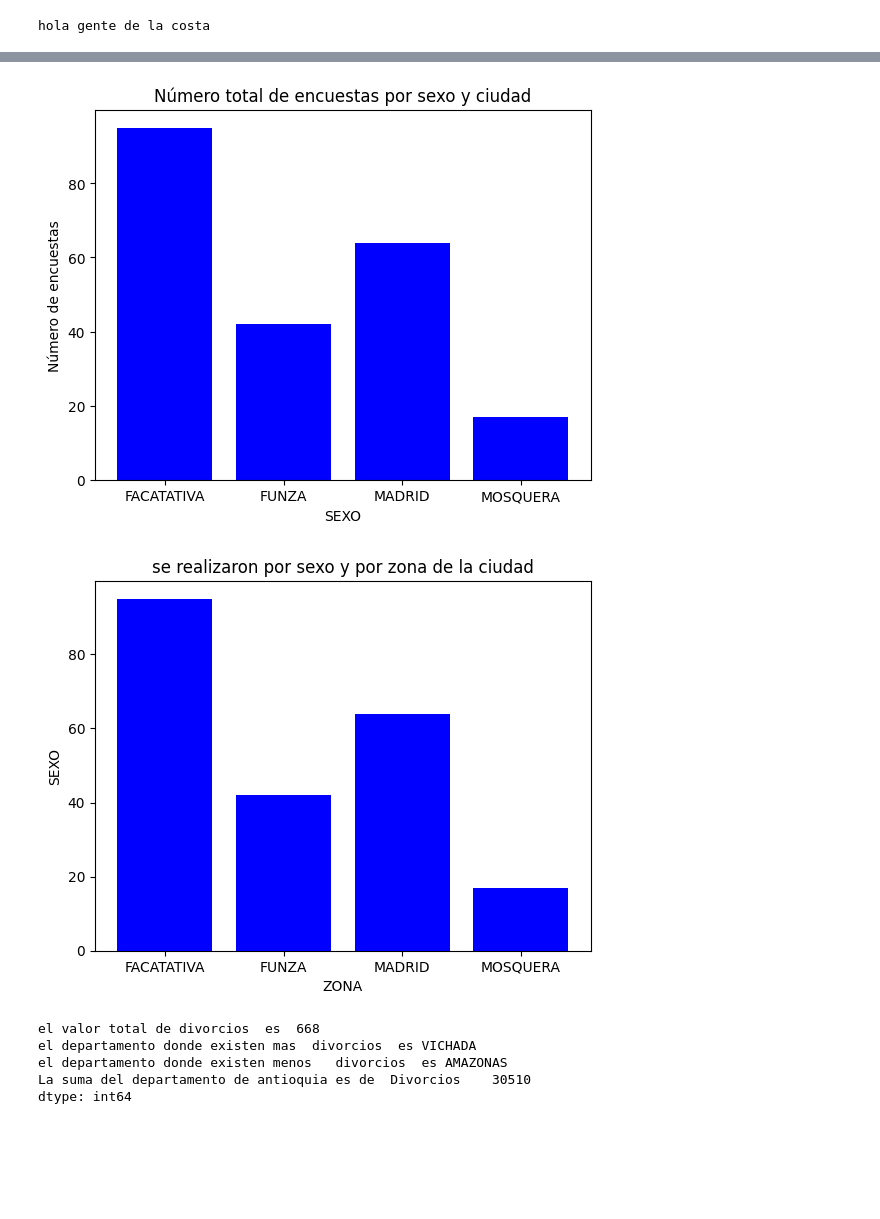
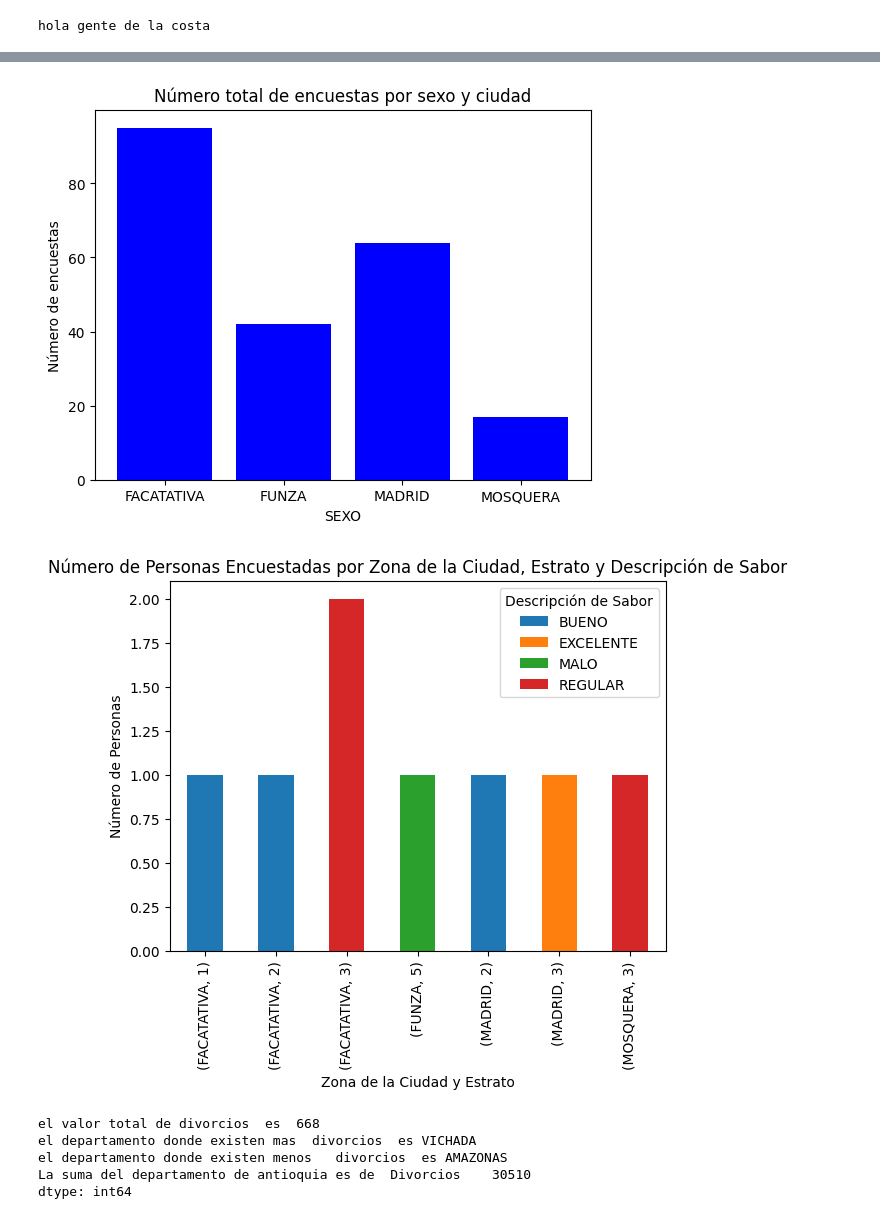
Before and after one commit to BlEIDIS/PORTAFOLIO, a Jupyter notebook: Análisis_de_datos_ficha_2524603.ipynb, the cells around one changed output, grey strips where cells are left out. Drawn from its saved outputs; the diff is of its cells as text; code cells hidden in the pictures; blank space fills up the shorter version.

```diff
--- a/Análisis_de_datos_ficha_2524603.ipynb
+++ b/Análisis_de_datos_ficha_2524603.ipynb
@@ -86,40 +86,56 @@ plt.bar(x, y, color='blue')
 
 # Personalizar el gráfico
 
 plt.title('Número total de encuestas por sexo y ciudad')
 plt.xlabel('SEXO')
 plt.ylabel('Número de encuestas')
 plt.show()
 
 
 # 3
-x = encuestas_por_zona.index
-y = encuestas_por_zona.values
-plt.bar(x, y, color='blue')
-plt.title('se realizaron por sexo y por zona de la ciudad')
-plt.xlabel('ZONA')
-plt.ylabel('SEXO')
+x = encuestas_por_sexo_ciudad.values
+y = encuestas_por_sexo_ciudad.index
+
+# plt.title('se realizaron por sexo y por zona de la ciudad')
+# plt.xlabel('SEXO')
+# plt.ylabel('ZONA')
+# plt.bar(x, y, color='blue')
+# plt.show()
+
+
+personas_por_zona_estrato_sabor.unstack().plot(kind='bar', stacked=True)
+plt.xlabel('Zona de la Ciudad y Estrato')
+plt.ylabel('Número de Personas')
+plt.title('Número de Personas Encuestadas por Zona de la Ciudad, Estrato y Descripción de Sabor')
+plt.legend(title='Descripción de Sabor', loc='upper right')
 plt.show()
+
+# precio_maximo_por_descripcion_sabor_estado_civil.unstack().plot(kind='bar')
+# plt.xlabel('Descripción de Sabor')
+# plt.ylabel('Precio Máximo')
+# plt.title('Precio Máximo por Descripción de Sabor y Estado Civil')
+# plt.legend(title='Estado Civil', loc='upper right')
+# plt.show()
 # %% [output]
 La suma de encuestas por zona de la ciudad es:
  ZONA
 FACATATIVA    95
 FUNZA         42
 MADRID        64
 MOSQUERA      17
 Name: ENCUESTA, dtype: int64
 el numero de encuesta por estado civil son  ESTADO_CIVIL
 C     72
 S    112
 V     34
 Name: ENCUESTA, dtype: int64
 ... (69 lines left out)
 MADRID      2        BUENO                1
             3        EXCELENTE            1
 MOSQUERA    3        REGULAR              1
 dtype: int64
 [figure]
-[figure, old version]
+[figure, new version]
 # %%
 import pandas as pd
 # %%
```
